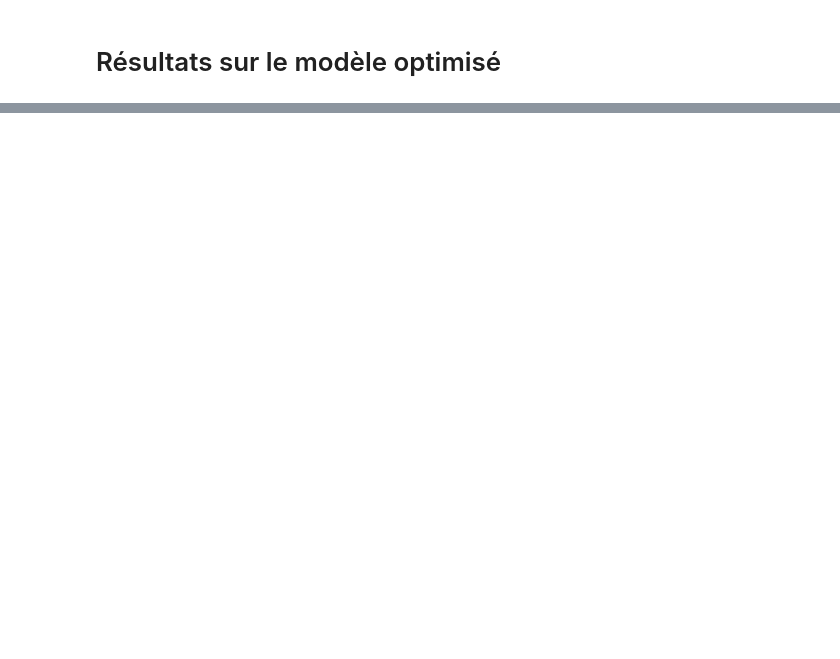
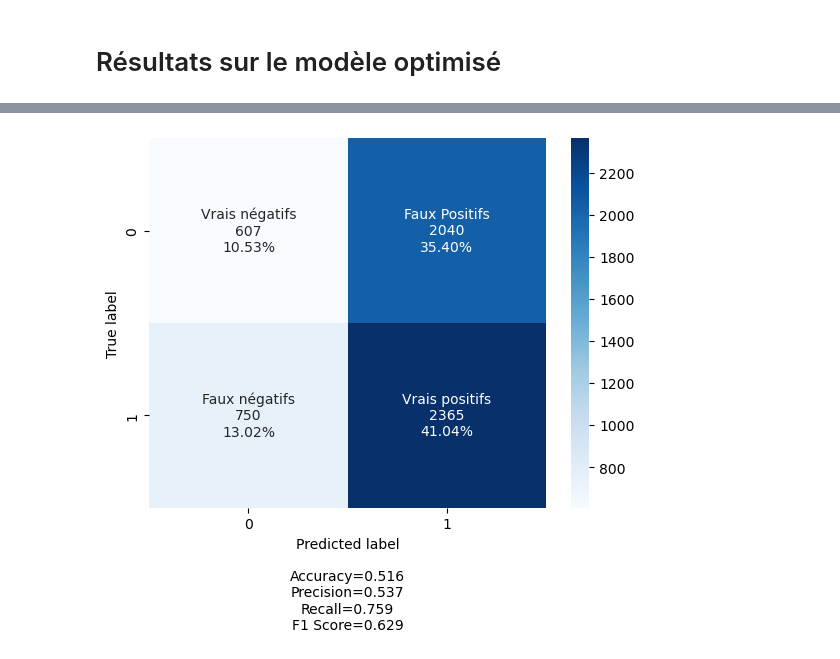
Before and after one commit to Basso42/DeepPVClassification, a Jupyter notebook: LeNET5 final.ipynb, the cells around one changed output, grey strips where cells are left out. Drawn from its saved outputs; the diff is of its cells as text; code cells hidden in the pictures; blank space fills up the shorter version.

```diff
--- a/LeNET5 final.ipynb
+++ b/LeNET5 final.ipynb
@@ -479,4 +486,4 @@ F1-score sur l'échantillon test: 0.237
 # %%
-best_predict = best_model.predict(X_test_permute.numpy())
+best_predict = best_model.predict(X_test_augmente_permute.numpy())
 best_y_pred = (np.squeeze(best_predict) > 0.5).astype("int32")
 # %% [output]
@@ -501,3 +508,14 @@ plt.show()
+# %%
+r = confusion_matrix(Y_test, best_y_pred)
+
+labels = ["Vrais négatifs","Faux Positifs","Faux négatifs","Vrais positifs"]
+categories = ["0", "1"]
+make_confusion_matrix(r,
+                      group_names=labels,
+                      categories=categories,
+                      )
+# %% [output]
+[figure, added]
 # %%
 FPR_best, TPR_best, thresholds_keras_best = roc_curve(Y_test.numpy(), best_predict)
 AUC_best = auc(FPR_best, TPR_best)
```
Also changed, not shown: parts of 32 cells of this notebook, 4 other files.
